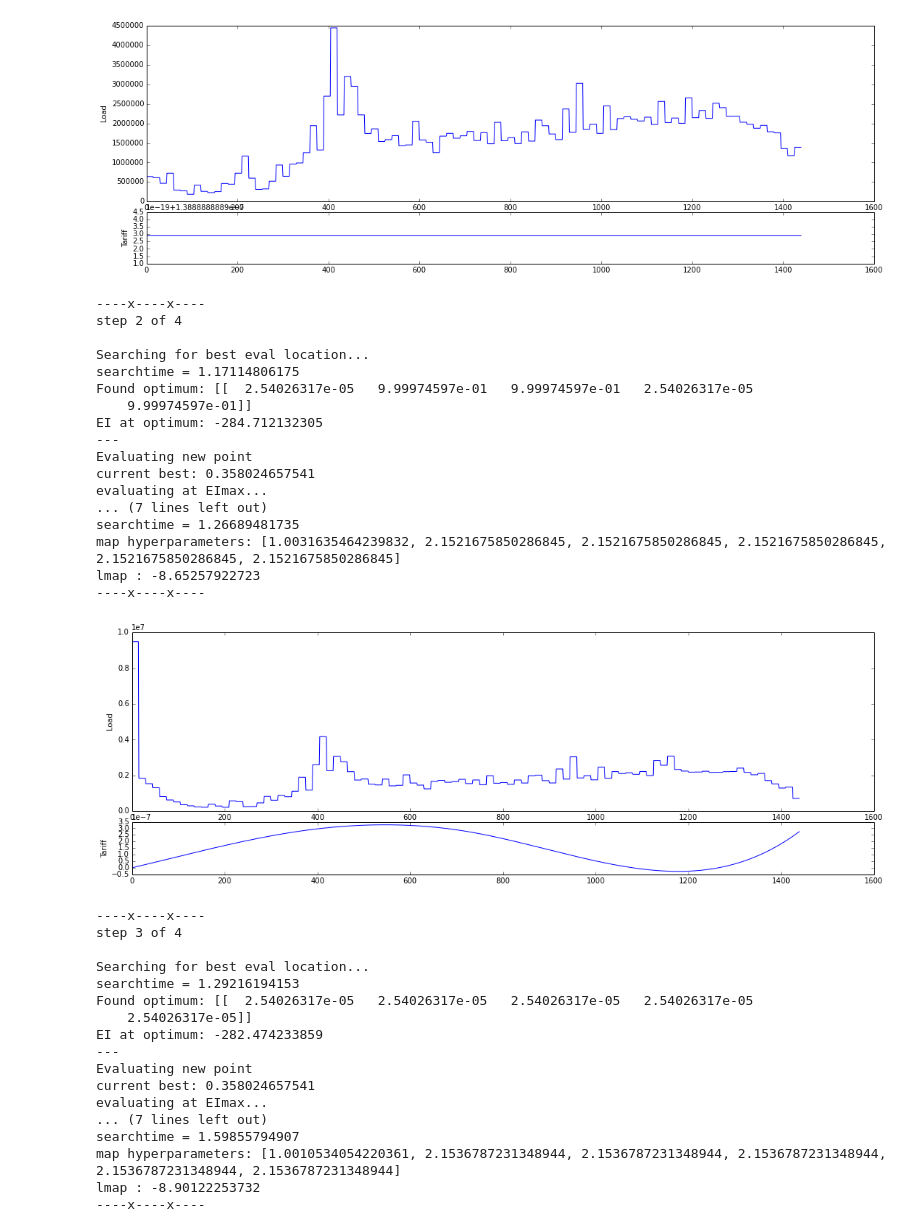
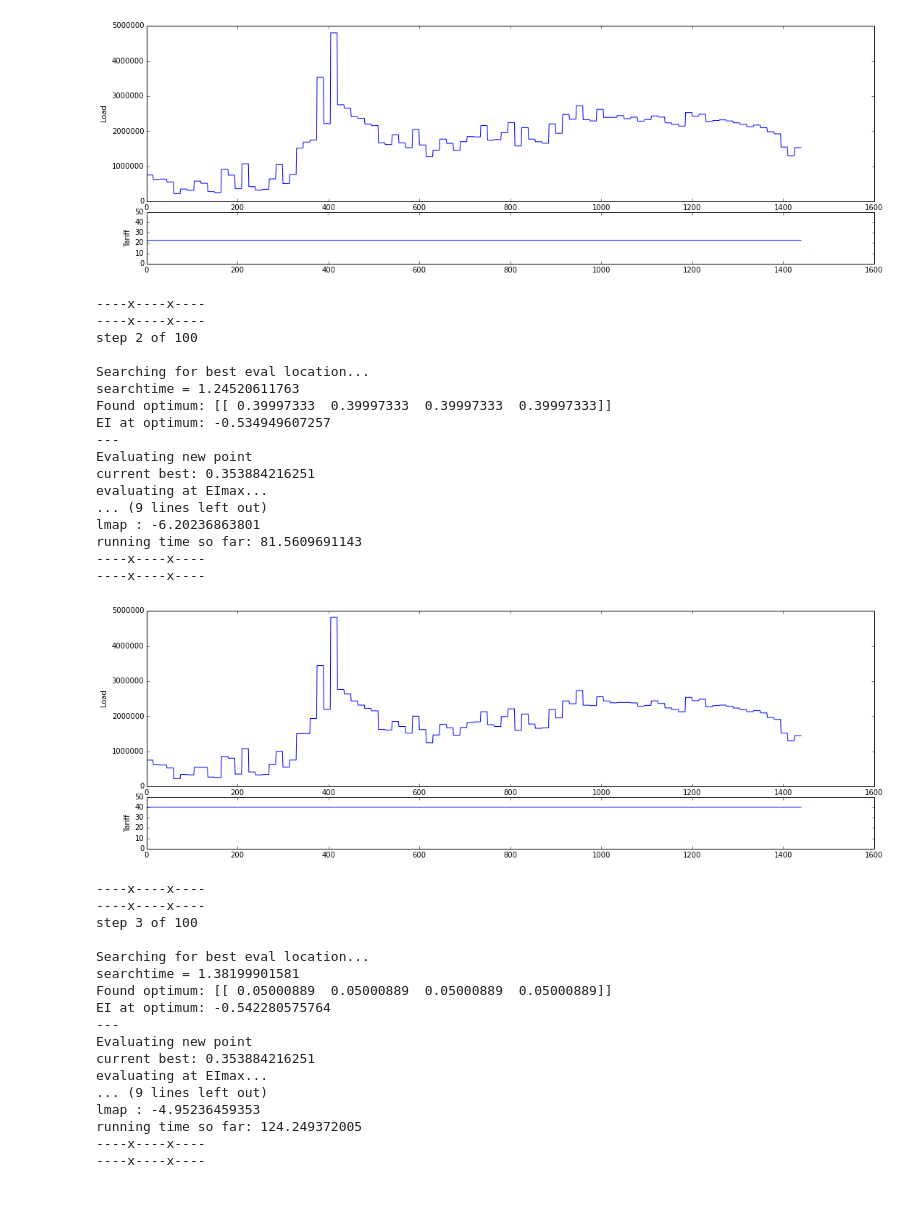
Before and after one commit to markm541374/tariffset, a Jupyter notebook: GPGO.ipynb, the cells around one changed output. Cells and saved outputs as stored; diff of their text form; code cells hidden in the pictures; blank space fills up the shorter version.

```diff
--- a/GPGO.ipynb
+++ b/GPGO.ipynb
@@ -40,12 +40,11 @@ kf=gen_sqexp_k([0.95,0.5,0.3])
 # %%
 
 import tariffopt as TO
-e=TO.experiment(gen_sqexp_k,[1,1,1,1,1,1,1],[[0,1],[0,1],[0,1],[0,1],[0,1],[0,1],[0,1]],["ts0.txt"],[1,1,1,1,1,1],[0,0,0,0,0,0],TO.gen_3interp_tariff,TO.load_cost_abflatness)
+e=TO.experiment(gen_sqexp_k,[1,0.2,0.2,0.2,0.2],[[0,1],[-1,1],[-1,1],[-1,1],[-1,1]],["ts1.txt"],[0.4,0.4,0.4,0.4],[0.05,0.05,0.05,0.05],TO.gen_3interp_tariff,TO.load_cost_abflatness)
 #e=TO.testopt(gen_sqexp_k,[1,1,1],[[0,1],[0,1],[0,1]],ob,[2,2],[-2,-2])
 #e.loadtrace('spares_81/abtrace.txt')
 # %%
-
-e.stepn(4)
+e.stepn(100)
 e.savetrace('trace.txt')
 # %% [output]
 ----x----x----
@@ -68,36 +67,36 @@ lmap : -8.16591438085
-[figure, old version]
+[figure, new version]
 ----x----x----
-step 2 of 4
+----x----x----
+step 2 of 100
 
 Searching for best eval location...
-searchtime = 1.17114806175
-Found optimum: [[  2.54026317e-05   9.99974597e-01   9.99974597e-01   2.54026317e-05
-    9.99974597e-01]]
-EI at optimum: -284.712132305
+searchtime = 1.24520611763
+Found optimum: [[ 0.39997333  0.39997333  0.39997333  0.39997333]]
+EI at optimum: -0.534949607257
 ---
 Evaluating new point
-current best: 0.358024657541
+current best: 0.353884216251
 evaluating at EImax...
-... (7 lines left out)
-searchtime = 1.26689481735
-map hyperparameters: [1.0031635464239832, 2.1521675850286845, 2.1521675850286845, 2.1521675850286845, 2.1521675850286845, 2.1521675850286845]
-lmap : -8.65257922723
+... (9 lines left out)
+lmap : -6.20236863801
+running time so far: 81.5609691143
 ----x----x----
+----x----x----
-[figure, old version]
+[figure, new version]
 ----x----x----
-step 3 of 4
+----x----x----
+step 3 of 100
 
 Searching for best eval location...
-searchtime = 1.29216194153
-Found optimum: [[  2.54026317e-05   2.54026317e-05   2.54026317e-05   2.54026317e-05
-    2.54026317e-05]]
-EI at optimum: -282.474233859
+searchtime = 1.38199901581
+Found optimum: [[ 0.05000889  0.05000889  0.05000889  0.05000889]]
+EI at optimum: -0.542280575764
 ---
 Evaluating new point
-current best: 0.358024657541
+current best: 0.353884216251
 evaluating at EImax...
-... (7 lines left out)
-searchtime = 1.59855794907
-map hyperparameters: [1.0010534054220361, 2.1536787231348944, 2.1536787231348944, 2.1536787231348944, 2.1536787231348944, 2.1536787231348944]
-lmap : -8.90122253732
+... (9 lines left out)
+lmap : -4.95236459353
+running time so far: 124.249372005
 ----x----x----
+----x----x----
```
Also changed, not shown: parts of 8 cells of this notebook, 14 other files.
